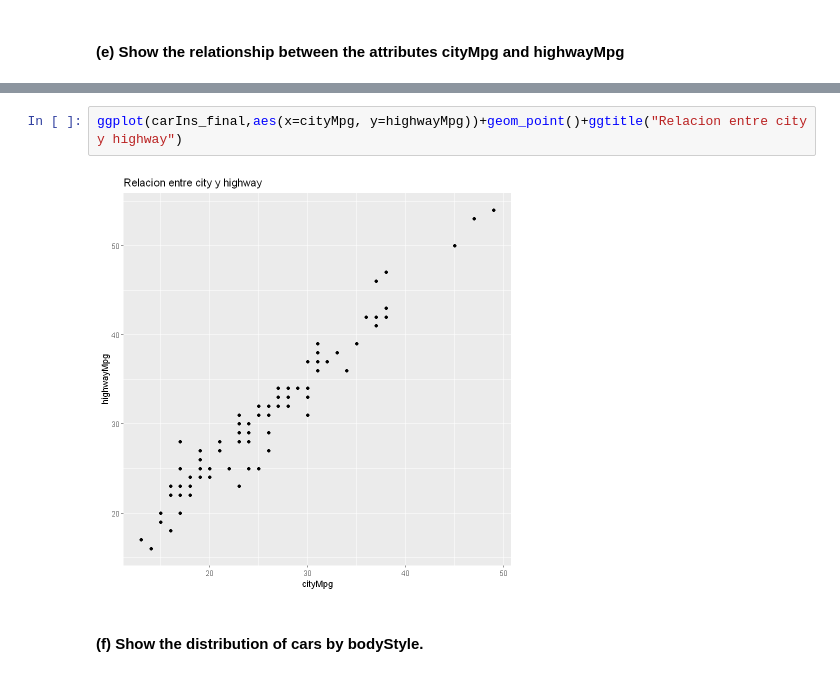
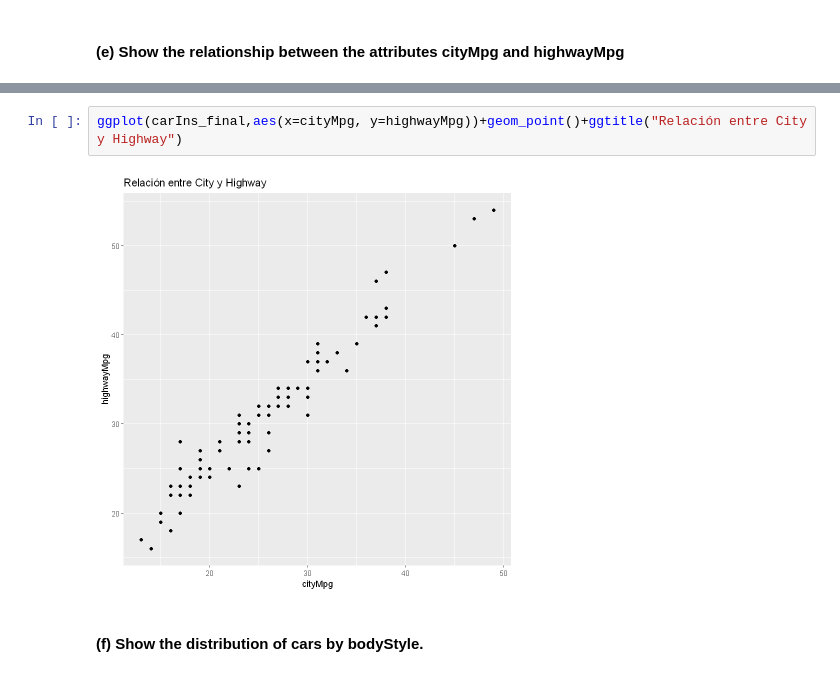
Before and after one commit to PaolaMaribel18/hands-on-2023A, a Jupyter notebook: notebooks/03-dataexploration.ipynb, the cells around one changed output, grey strips where cells are left out. Cells and saved outputs as stored; diff of their text form.

```diff
--- a/notebooks/03-dataexploration.ipynb
+++ b/notebooks/03-dataexploration.ipynb
@@ -155,7 +151,7 @@ ggplot(carIns_final,aes(x=cityMpg, y=highwayMpg))+geom_point()
 # %%
-ggplot(carIns_final,aes(x=cityMpg, y=highwayMpg))+geom_point()+ggtitle("Relacion entre city y highway")
+ggplot(carIns_final,aes(x=cityMpg, y=highwayMpg))+geom_point()+ggtitle("Relación entre City y Highway")
 # %% [output]
-[figure, old version]
+[figure, new version]
 # %% [markdown]
 #### (f) Show the distribution of cars by bodyStyle.
 # %%
```
Also changed, not shown: parts of 1 cell of this notebook.
